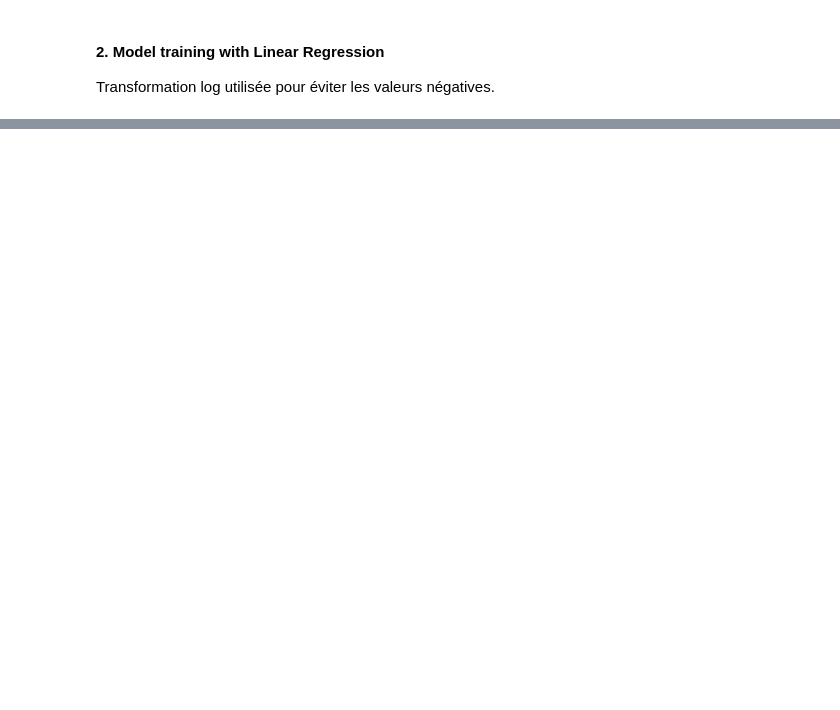
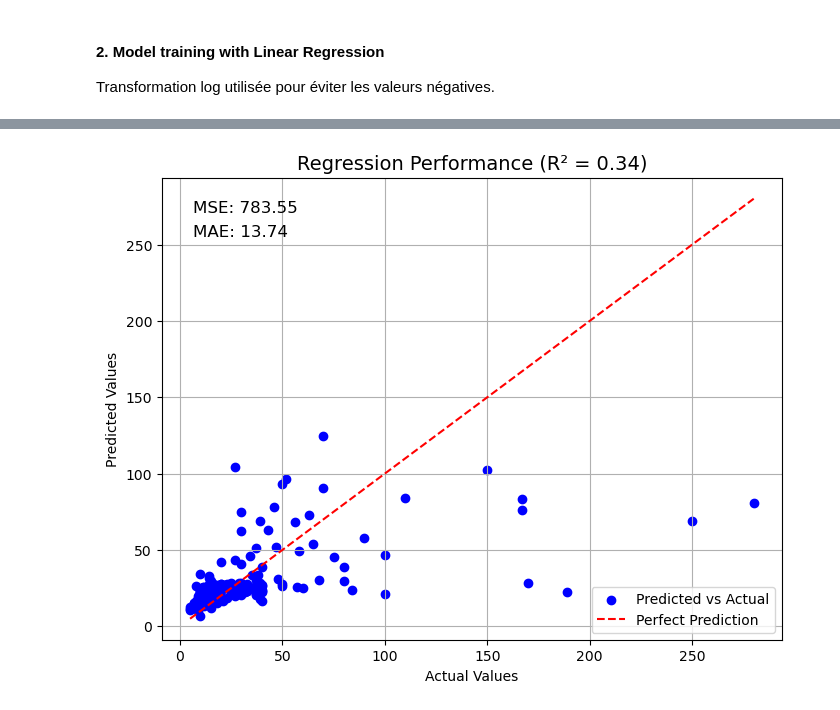
Before and after one commit to pierreLouisClv/Spochify, a Jupyter notebook: Spochify.ipynb, the cells around one changed output, grey strips where cells are left out. Saved outputs shown, nothing was run; the diff lists cells and outputs as text; code cells hidden in the pictures; blank space fills up the shorter version.

```diff
--- a/Spochify.ipynb
+++ b/Spochify.ipynb
@@ -341,0 +477,23 @@ R² Score : 0.21
+# %%
+mse = mean_squared_error(y_test, y_pred)
+mae = mean_absolute_error(y_test, y_pred)
+r2 = r2_score(y_test, y_pred)
+
+# Create plot
+plt.figure(figsize=(8, 6))
+plt.scatter(y_test, y_pred, color='blue', label='Predicted vs Actual')
+plt.plot([y_test.min(), y_test.max()], [y_test.min(), y_test.max()], 'r--', label='Perfect Prediction')
+
+# Annotate MSE and MAE
+plt.text(0.05, 0.95, f'MSE: {mse:.2f}', transform=plt.gca().transAxes, fontsize=12, verticalalignment='top')
+plt.text(0.05, 0.90, f'MAE: {mae:.2f}', transform=plt.gca().transAxes, fontsize=12, verticalalignment='top')
+
+# Title with R² score
+plt.title(f'Regression Performance (R² = {r2:.2f})', fontsize=14)
+plt.xlabel('Actual Values')
+plt.ylabel('Predicted Values')
+plt.legend()
+plt.grid(True)
+plt.show()
+# %% [output]
+[figure, added]
```
Also changed, not shown: parts of 6 cells of this notebook.
